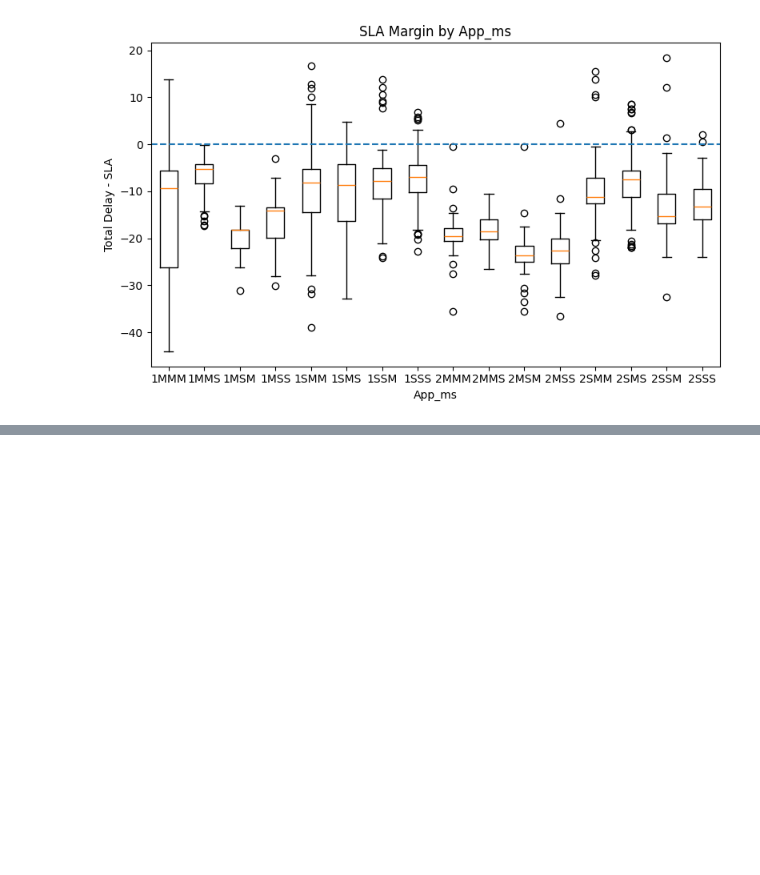
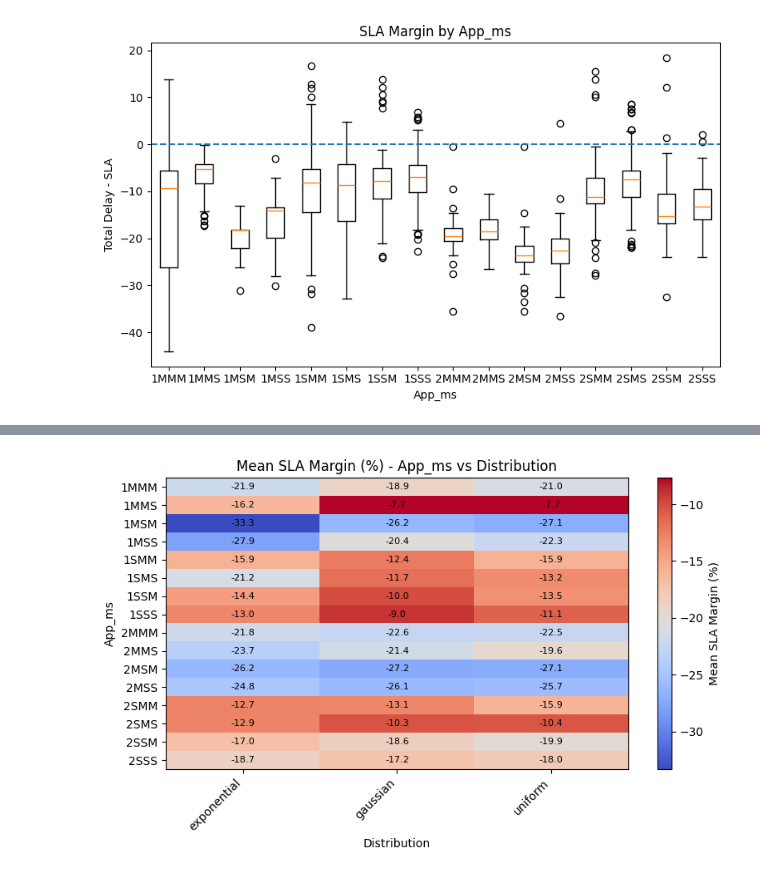
Before and after one commit to Damiano-Gilodi/EdgeSimPy-CAVIA, a Jupyter notebook: analysis/02_analysis_sla_data_user.ipynb, the cells around one changed output, grey strips where cells are left out. Drawn from its saved outputs; the diff is of its cells as text; code cells hidden in the pictures; blank space fills up the shorter version.

```diff
--- a/analysis/02_analysis_sla_data_user.ipynb
+++ b/analysis/02_analysis_sla_data_user.ipynb
@@ -270,0 +274,37 @@ plt.show()
+# %%
+# mean percentage of SLA margin
+
+heatmap_data = (
+    df.groupby(['App_ms', 'Distribution'])['SLA_Margin_Perc']
+      .mean()
+      .unstack()
+)
+
+heatmap_data = heatmap_data.sort_index()
+
+fig, ax = plt.subplots(figsize=(8, 5))
+im = ax.imshow(heatmap_data.values, aspect='auto', cmap='coolwarm')
+
+ax.set_title('Mean SLA Margin (%) - App_ms vs Distribution')
+ax.set_xlabel('Distribution')
+ax.set_ylabel('App_ms')
+
+ax.set_xticks(range(len(heatmap_data.columns)))
+ax.set_xticklabels(heatmap_data.columns, rotation=45, ha='right')
+
+ax.set_yticks(range(len(heatmap_data.index)))
+ax.set_yticklabels(heatmap_data.index)
+
+for i in range(heatmap_data.shape[0]):
+    for j in range(heatmap_data.shape[1]):
+        value = heatmap_data.iloc[i, j]
+        if pd.notna(value):
+            ax.text(j, i, f"{value:.1f}", ha='center', va='center', fontsize=8)
+
+cbar = plt.colorbar(im, ax=ax)
+cbar.set_label('Mean SLA Margin (%)')
+
+plt.tight_layout()
+plt.show()
+# %% [output]
+[figure, added]
```
Also changed, not shown: parts of 2 cells of this notebook, 1 other file.
